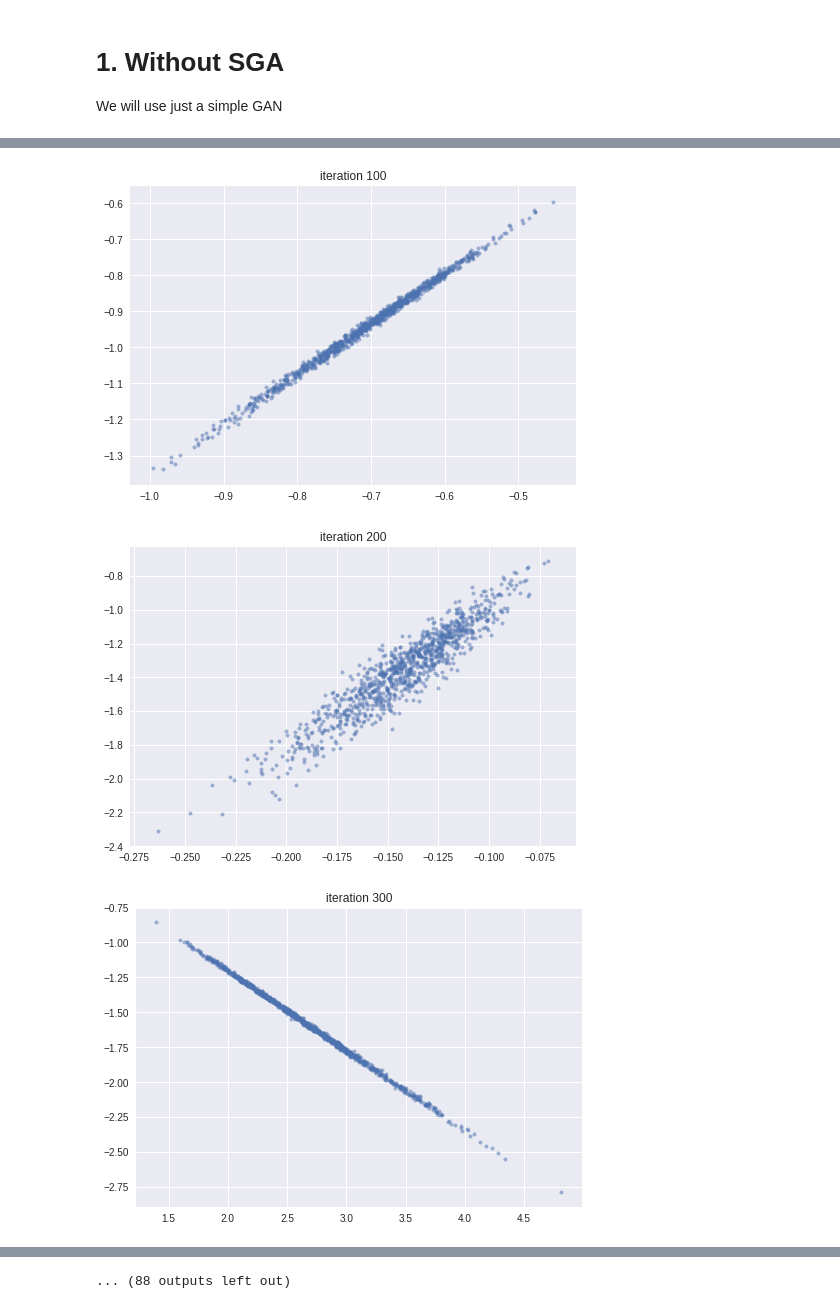
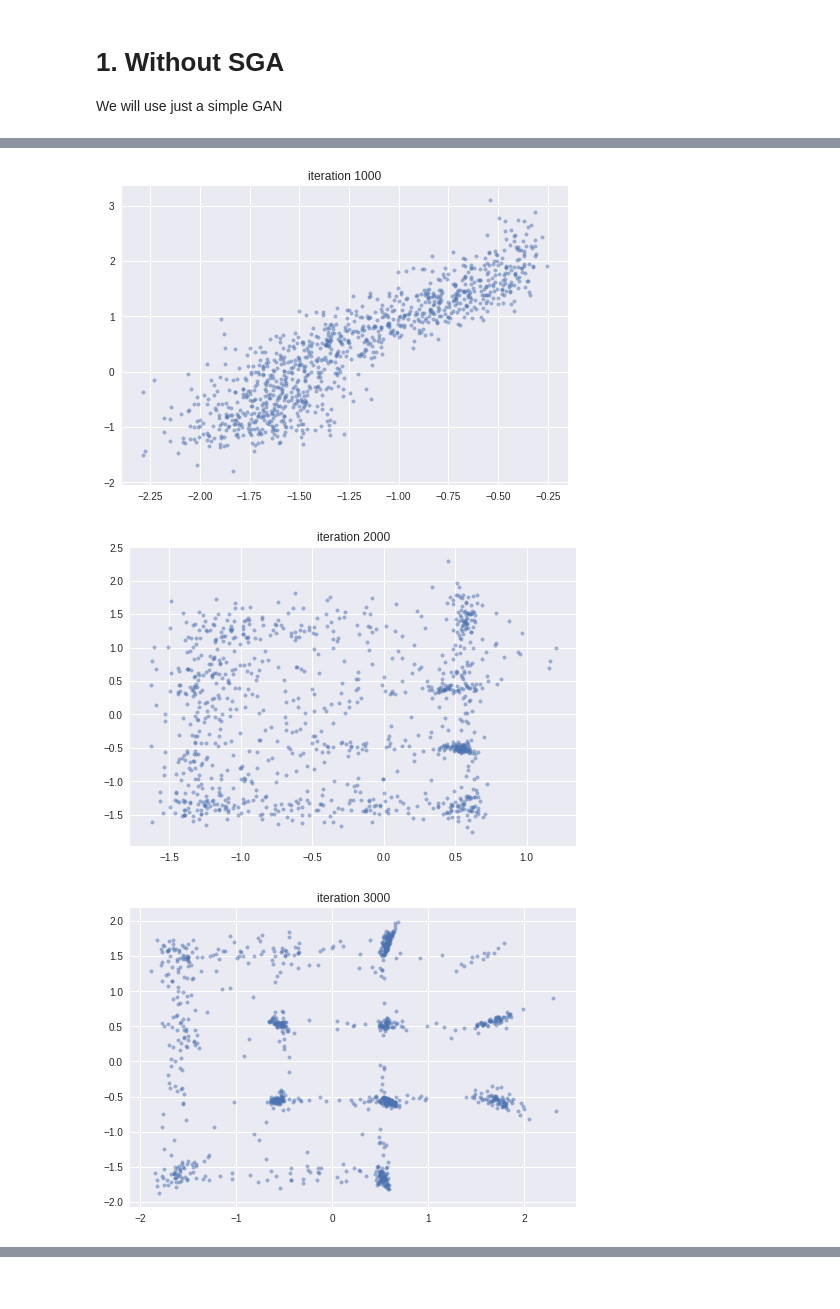
Before and after one commit to alexlyzhov/n-player-games, a Jupyter notebook: gan_experiments.ipynb, the cells around one changed output, grey strips where cells are left out. Drawn from its saved outputs; the diff is of its cells as text; code cells hidden in the pictures.

```diff
--- a/gan_experiments.ipynb
+++ b/gan_experiments.ipynb
@@ -107,7 +107,8 @@ def x_real_gen(batch_size):
     ])
 
     temp = np.tile(grid, (batch_size // 16 + 1,1))
-    mus = torch.FloatTensor(temp[0:batch_size,:])
-    return torch.FloatTensor(mus + sigma*torch.randn([batch_size, 2]))
+    mus = temp[0:batch_size,:]
+    arr = mus + sigma*np.random.randn(batch_size, 2)
+    return arr.astype(np.float32)
 # %%
 x = x_real_gen(1000)
@@ -135,7 +136,6 @@ gen_loss_hist = []
 lr_G = 2e-4
 lr_D = 1e-4
 
-
 optimizer_G = torch.optim.RMSprop(generator.parameters(), lr = lr_G)
 optimizer_D = torch.optim.RMSprop(discriminator.parameters(), lr = lr_D)
 
@@ -143,9 +143,9 @@ loss = nn.BCEWithLogitsLoss()
 
 k = 1
 
-plot_freq = int(n_iter/100)
+plot_freq = int(n_iter/10)
 
-save = True
+save = False
 
 # clean image store
 
@@ -162,7 +162,7 @@ for it in tqdm(range(n_iter)):
 
     z = torch.randn([batch_size, z_dim]).cuda()
     x_fake = generator(z)
-    x_real = x_real_gen(batch_size).cuda()
+    x_real = torch.cuda.FloatTensor(x_real_gen(batch_size))
     disc_out_real = discriminator(x_real)
     disc_out_fake = discriminator(x_fake)
 
@@ -207,3 +207,3 @@ for it in tqdm(range(n_iter)):
-[figure, old version]
+[figure, new version]
-[figure, old version]
+[figure, new version]
-[figure, old version]
+[figure, new version]
@@ -218,4 +216,3 @@ for it in tqdm(range(n_iter)):
-... (88 outputs left out)
 # %%
 fig, (ax1, ax2) = plt.subplots(ncols = 2, nrows = 1, figsize = (15,4))
 
```
Also changed, not shown: parts of 20 cells of this notebook.
